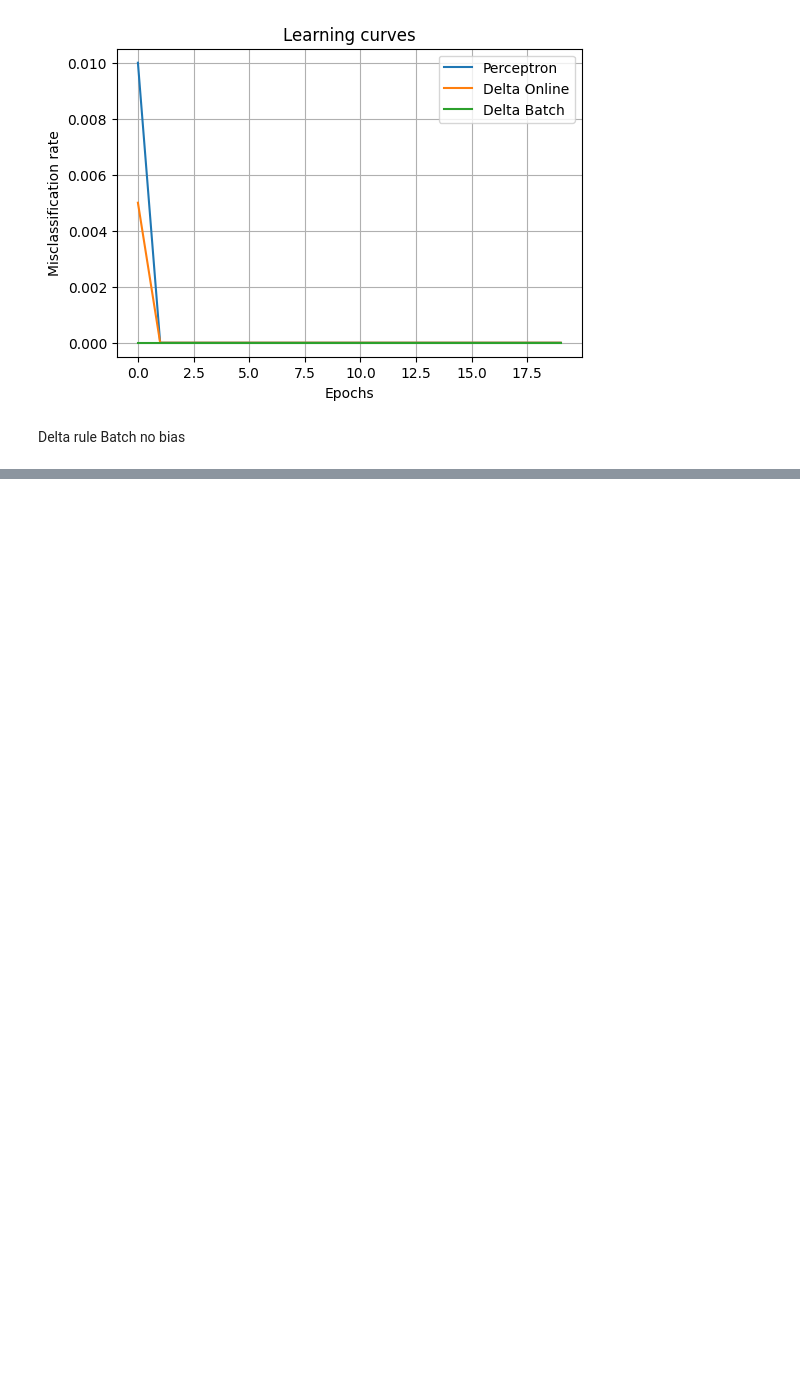
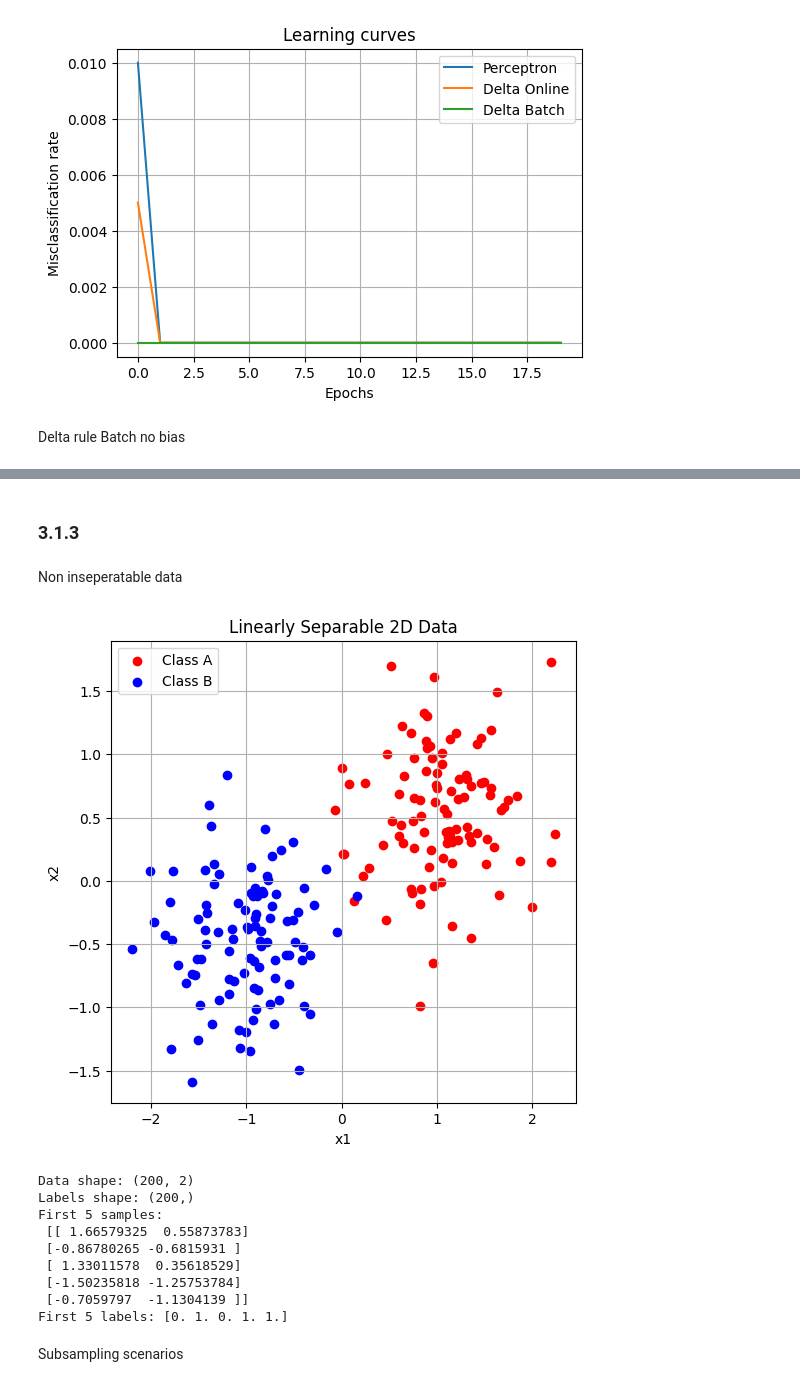
Before and after one commit to JarlSteph/DD2437, a Jupyter notebook: Lab1/main_Niklas.ipynb, the cells around one changed output, grey strips where cells are left out. Saved outputs shown, nothing was run; the diff lists cells and outputs as text; code cells hidden in the pictures; blank space fills up the shorter version.

```diff
--- a/Lab1/main_Niklas.ipynb
+++ b/Lab1/main_Niklas.ipynb
@@ -215,0 +221,24 @@ plot_decision_boundary(X, y, w_db, "Delta Batch Boundary")
+# %% [markdown]
+### 3.1.3
+# %% [markdown]
+Non inseperatable data
+# %%
+data2, labels2 = generate_binary_data(n=100, mA=(1.0, 0.5), sigmaA=0.5, mB=(-1.0, -0.5), sigmaB=0.5, plot=True, seed=10)
+
+print("Data shape:", data2.shape)
+print("Labels shape:", labels2.shape)
+print("First 5 samples:\n", data2[:5])
+print("First 5 labels:", labels2[:5])
+# %% [output]
+[figure, added]
+Data shape: (200, 2)
+Labels shape: (200,)
+First 5 samples:
+ [[ 1.66579325  0.55873783]
+ [-0.86780265 -0.6815931 ]
+ [ 1.33011578  0.35618529]
+ [-1.50235818 -1.25753784]
+ [-0.7059797  -1.1304139 ]]
+First 5 labels: [0. 1. 0. 1. 1.]
+# %% [markdown]
+Subsampling scenarios
```
Also changed, not shown: parts of 6 cells of this notebook, 2 other files.
